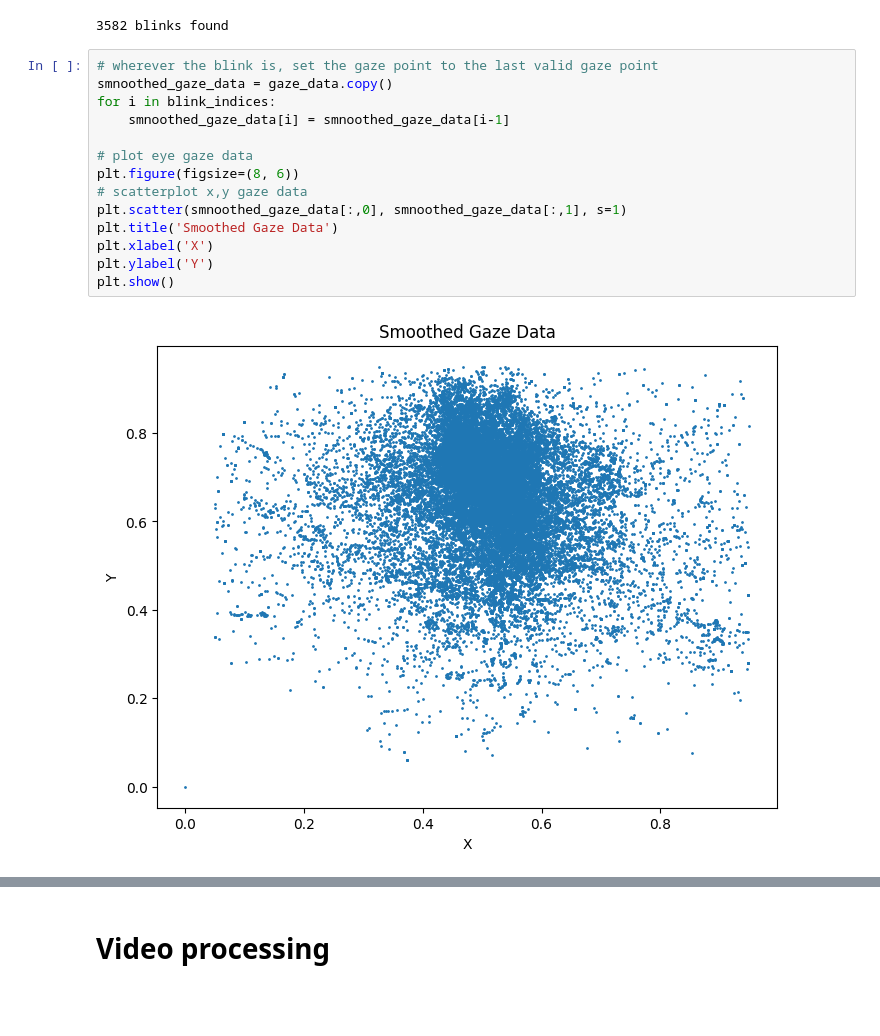
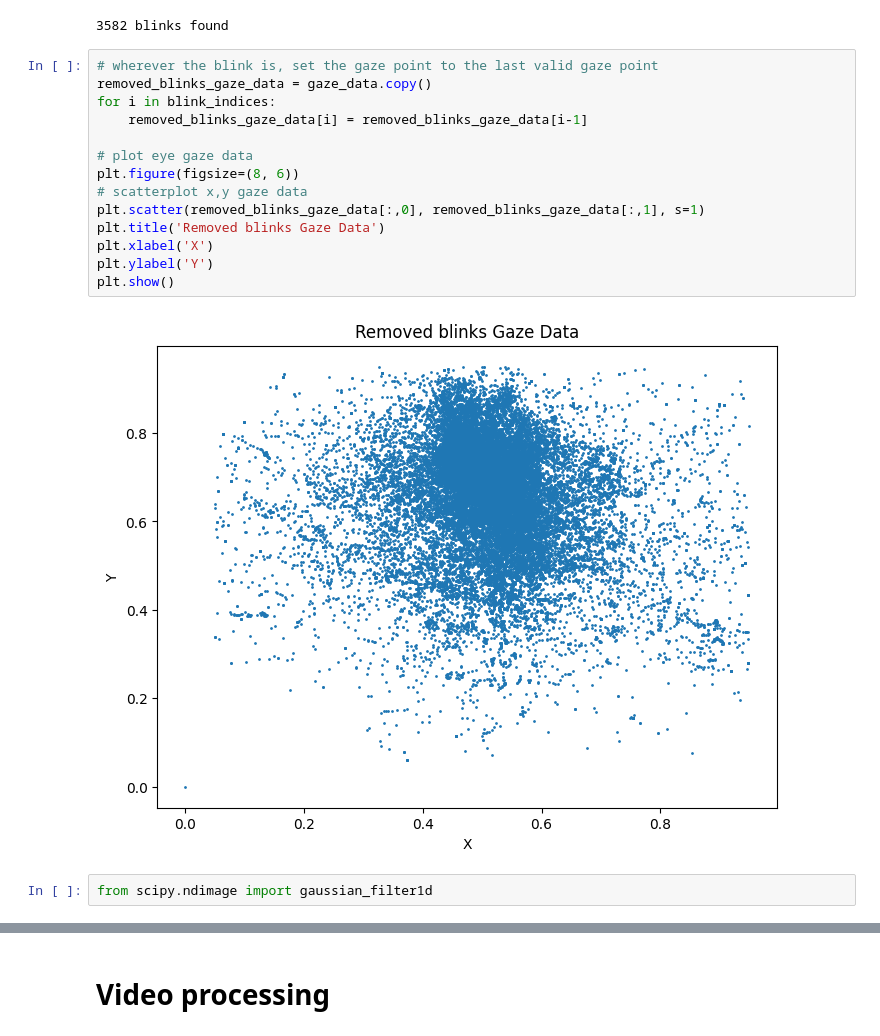
Before and after one commit to MichelleAppel/SCAPE, a Jupyter notebook: notebooks/gaze_demo.ipynb, the cells around one changed output, grey strips where cells are left out. Drawn from its saved outputs; the diff is of its cells as text; blank space fills up the shorter version.

```diff
--- a/notebooks/gaze_demo.ipynb
+++ b/notebooks/gaze_demo.ipynb
@@ -443,17 +443,19 @@ print(len(blink_indices), 'blinks found')
 3582 blinks found
 # %%
 # wherever the blink is, set the gaze point to the last valid gaze point
-smnoothed_gaze_data = gaze_data.copy()
+removed_blinks_gaze_data = gaze_data.copy()
 for i in blink_indices:
-    smnoothed_gaze_data[i] = smnoothed_gaze_data[i-1]
+    removed_blinks_gaze_data[i] = removed_blinks_gaze_data[i-1]
 
 # plot eye gaze data
 plt.figure(figsize=(8, 6))
 # scatterplot x,y gaze data
-plt.scatter(smnoothed_gaze_data[:,0], smnoothed_gaze_data[:,1], s=1)
-plt.title('Smoothed Gaze Data')
+plt.scatter(removed_blinks_gaze_data[:,0], removed_blinks_gaze_data[:,1], s=1)
+plt.title('Removed blinks Gaze Data')
 plt.xlabel('X')
 plt.ylabel('Y')
 plt.show()
 # %% [output]
-[figure, old version]
+[figure, new version]
+# %%
+from scipy.ndimage import gaussian_filter1d
```
Also changed, not shown: parts of 8 cells of this notebook, 5 other files.
